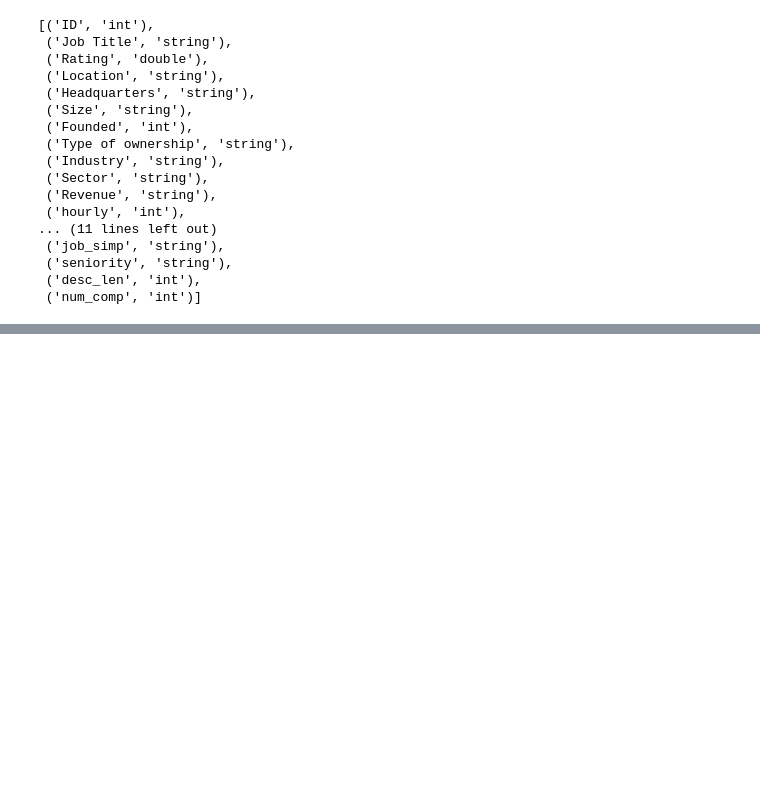
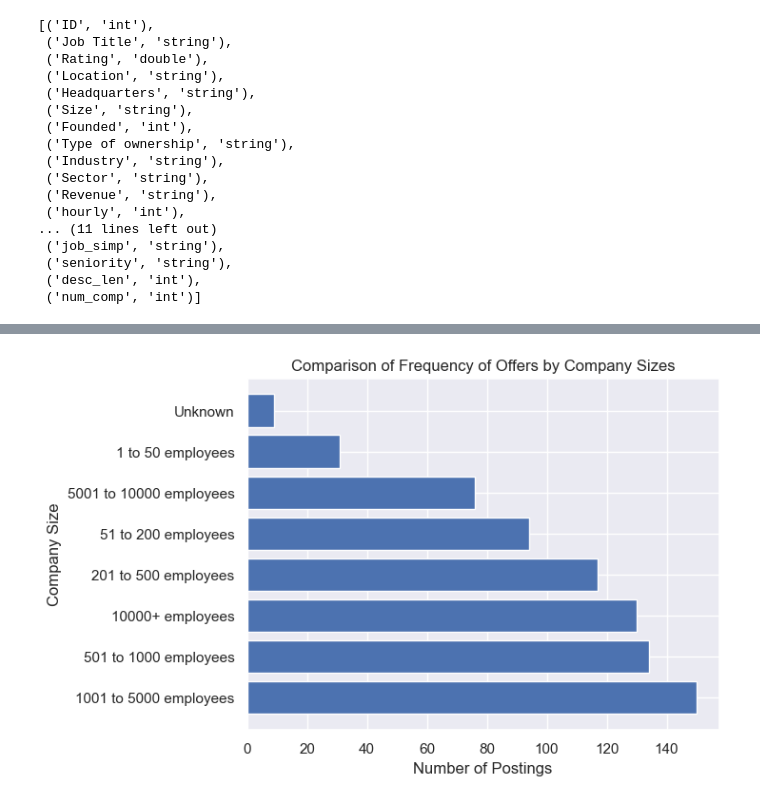
Before and after one commit to ericbanzuzi/ID2221-project, a Jupyter notebook: ds_salary_study.ipynb, the cells around one changed output, grey strips where cells are left out. Saved outputs shown, nothing was run; the diff lists cells and outputs as text; code cells hidden in the pictures; blank space fills up the shorter version.

```diff
--- a/ds_salary_study.ipynb
+++ b/ds_salary_study.ipynb
@@ -271,0 +434,10 @@ Train size: 622 -- Test size: 119
+# %%
+company_sizes = df.groupBy('Size').count().toPandas()
+company_sizes = company_sizes.sort_values(by='count', ascending=False)
+plt.barh(company_sizes['Size'], company_sizes['count'])
+plt.title('Comparison of Frequency of Offers by Company Sizes')
+plt.xlabel('Number of Postings')
+plt.ylabel('Company Size')
+plt.show()
+# %% [output]
+[figure, added]
```
Also changed, not shown: parts of 48 cells of this notebook.
